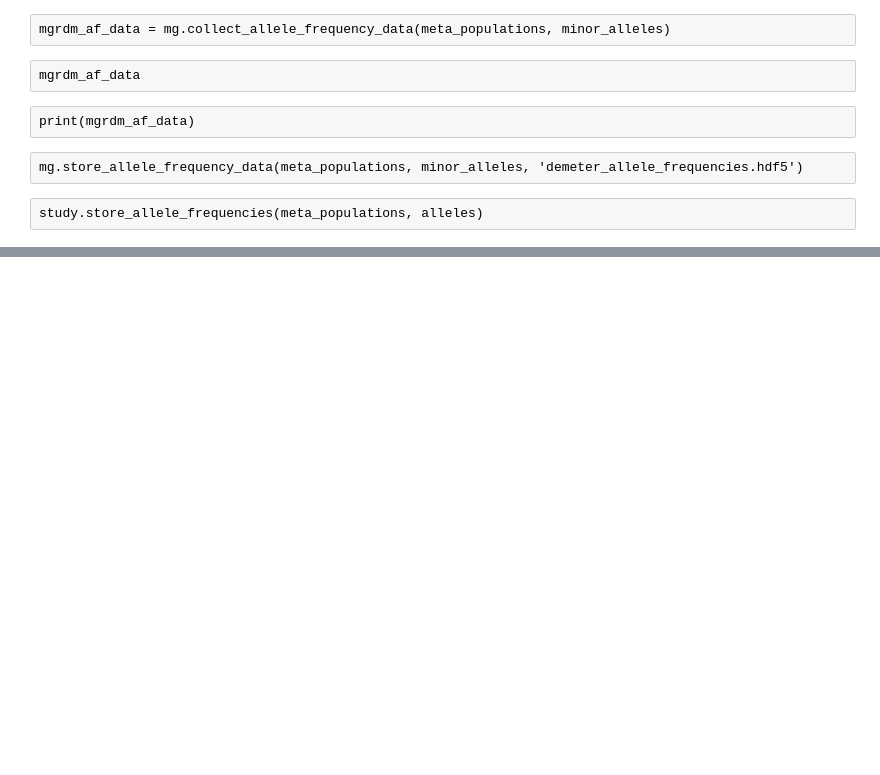
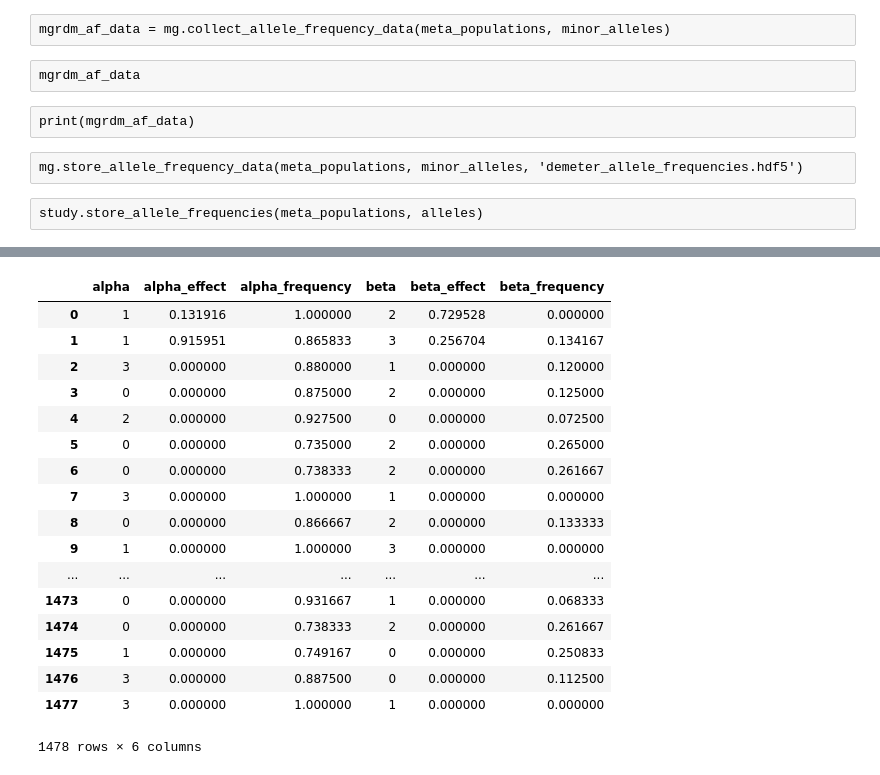
Before and after one commit to maizeatlas/saegus, a Jupyter notebook: devel/magic/1478/demonstration_run_epsilon.ipynb, the cells around one changed output, grey strips where cells are left out. Saved outputs shown, nothing was run; the diff lists cells and outputs as text; code cells hidden in the pictures; blank space fills up the shorter version.

```diff
--- a/devel/magic/1478/demonstration_run_epsilon.ipynb
+++ b/devel/magic/1478/demonstration_run_epsilon.ipynb
@@ -468,0 +527,21 @@ lxml_root.write("/home/vakanas/tassel-5-standalone/"+"R"+rep_id_name+'_'+
+# %%
+qtad
+# %% [output]
+|  | alpha | alpha_effect | alpha_frequency | beta | beta_effect | beta_frequency |
+| 0 | 1 | 0.131916 | 1.000000 | 2 | 0.729528 | 0.000000 |
+| 1 | 1 | 0.915951 | 0.865833 | 3 | 0.256704 | 0.134167 |
+| 2 | 3 | 0.000000 | 0.880000 | 1 | 0.000000 | 0.120000 |
+| 3 | 0 | 0.000000 | 0.875000 | 2 | 0.000000 | 0.125000 |
+| 4 | 2 | 0.000000 | 0.927500 | 0 | 0.000000 | 0.072500 |
+| 5 | 0 | 0.000000 | 0.735000 | 2 | 0.000000 | 0.265000 |
+| 6 | 0 | 0.000000 | 0.738333 | 2 | 0.000000 | 0.261667 |
+| 7 | 3 | 0.000000 | 1.000000 | 1 | 0.000000 | 0.000000 |
+| 8 | 0 | 0.000000 | 0.866667 | 2 | 0.000000 | 0.133333 |
+| 9 | 1 | 0.000000 | 1.000000 | 3 | 0.000000 | 0.000000 |
+| ... | ... | ... | ... | ... | ... | ... |
+| 1473 | 0 | 0.000000 | 0.931667 | 1 | 0.000000 | 0.068333 |
+| 1474 | 0 | 0.000000 | 0.738333 | 2 | 0.000000 | 0.261667 |
+| 1475 | 1 | 0.000000 | 0.749167 | 0 | 0.000000 | 0.250833 |
+| 1476 | 3 | 0.000000 | 0.887500 | 0 | 0.000000 | 0.112500 |
+| 1477 | 3 | 0.000000 | 1.000000 | 1 | 0.000000 | 0.000000 |
+1478 rows × 6 columns
```
Also changed, not shown: parts of 134 cells of this notebook, 16 other files.
